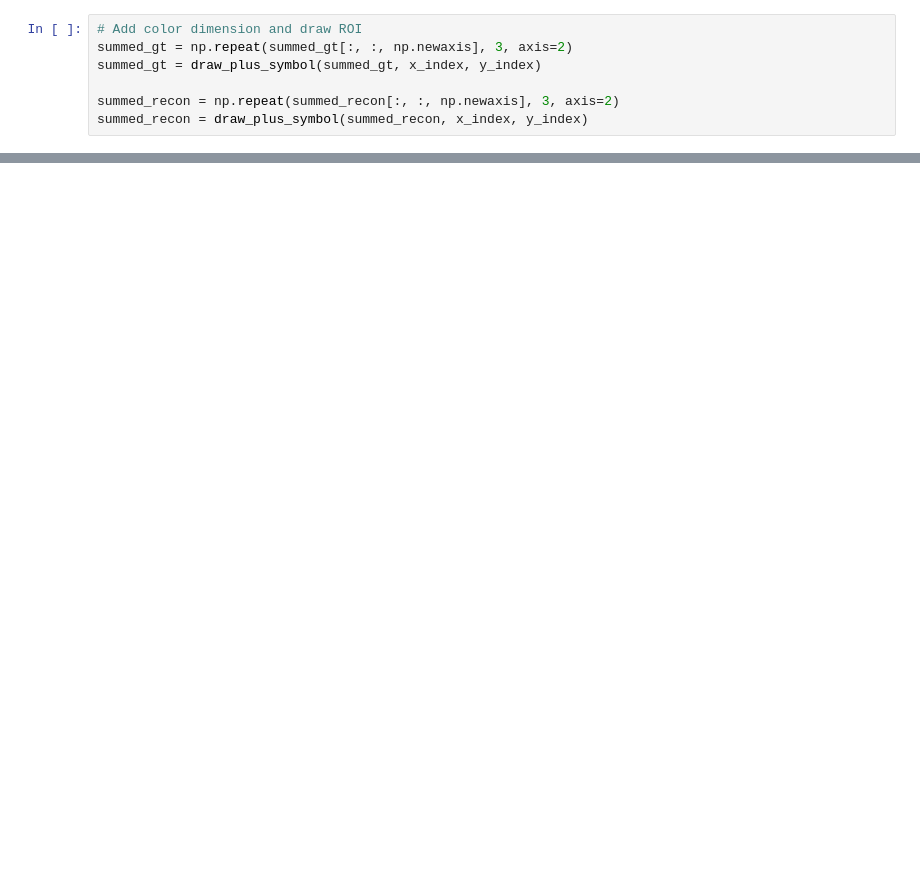
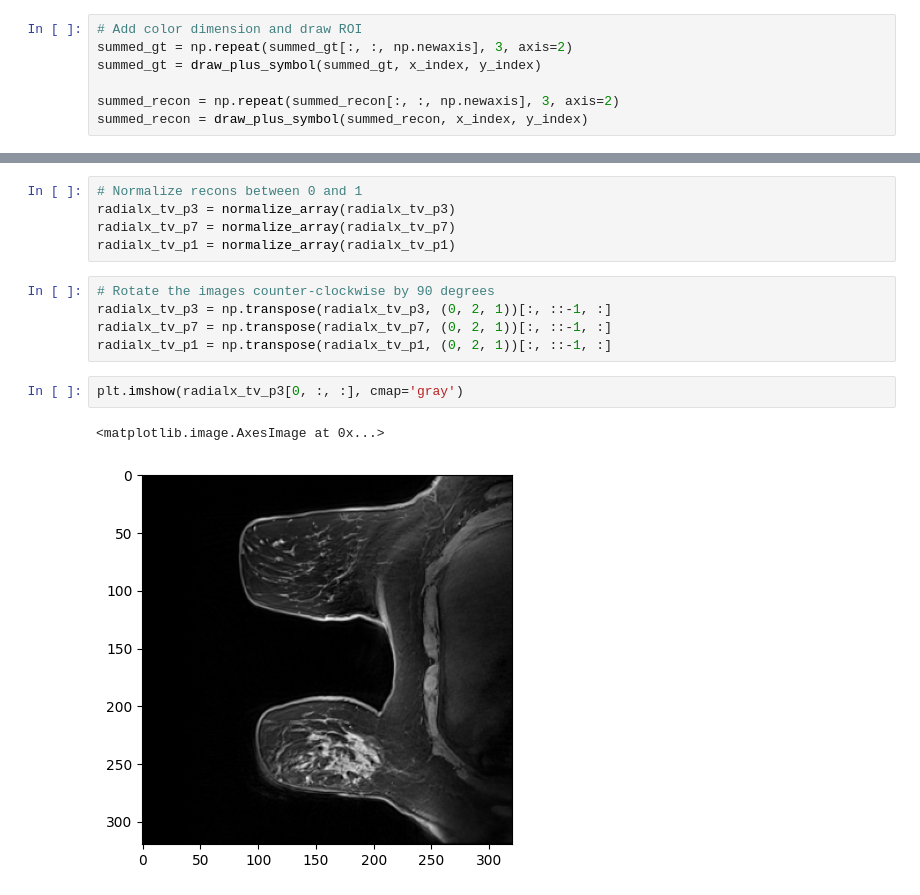
Before and after one commit to egosche/VarNet_MoDL_PyTorch, a Jupyter notebook: notebooks/eval.ipynb, the cells around one changed output, grey strips where cells are left out. Drawn from its saved outputs; the diff is of its cells as text; blank space fills up the shorter version.

```diff
--- a/notebooks/eval.ipynb
+++ b/notebooks/eval.ipynb
@@ -116,0 +145,15 @@ plt.show()
+# %%
+# Normalize recons between 0 and 1
+radialx_tv_p3 = normalize_array(radialx_tv_p3)
+radialx_tv_p7 = normalize_array(radialx_tv_p7)
+radialx_tv_p1 = normalize_array(radialx_tv_p1)
+# %%
+# Rotate the images counter-clockwise by 90 degrees
+radialx_tv_p3 = np.transpose(radialx_tv_p3, (0, 2, 1))[:, ::-1, :]
+radialx_tv_p7 = np.transpose(radialx_tv_p7, (0, 2, 1))[:, ::-1, :]
+radialx_tv_p1 = np.transpose(radialx_tv_p1, (0, 2, 1))[:, ::-1, :]
+# %%
+plt.imshow(radialx_tv_p3[0, :, :], cmap='gray')
+# %% [output]
+<matplotlib.image.AxesImage at 0x...>
+[figure, added]
```
Also changed, not shown: parts of 12 cells of this notebook, 1 other file.
